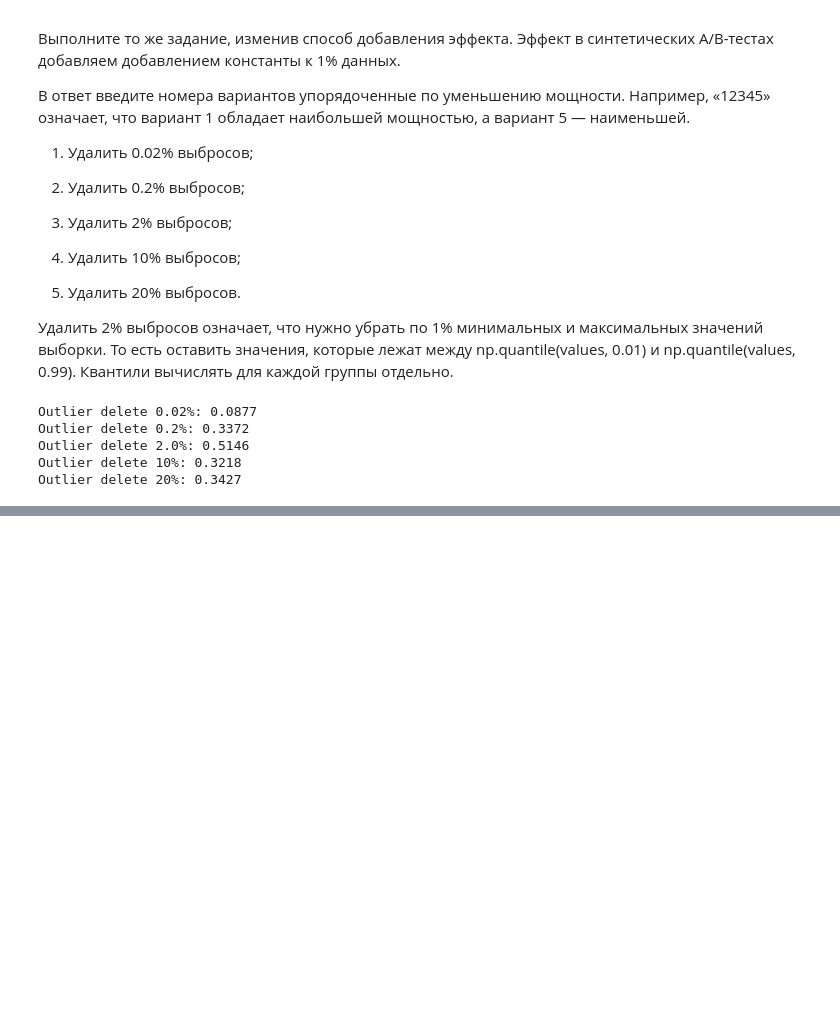
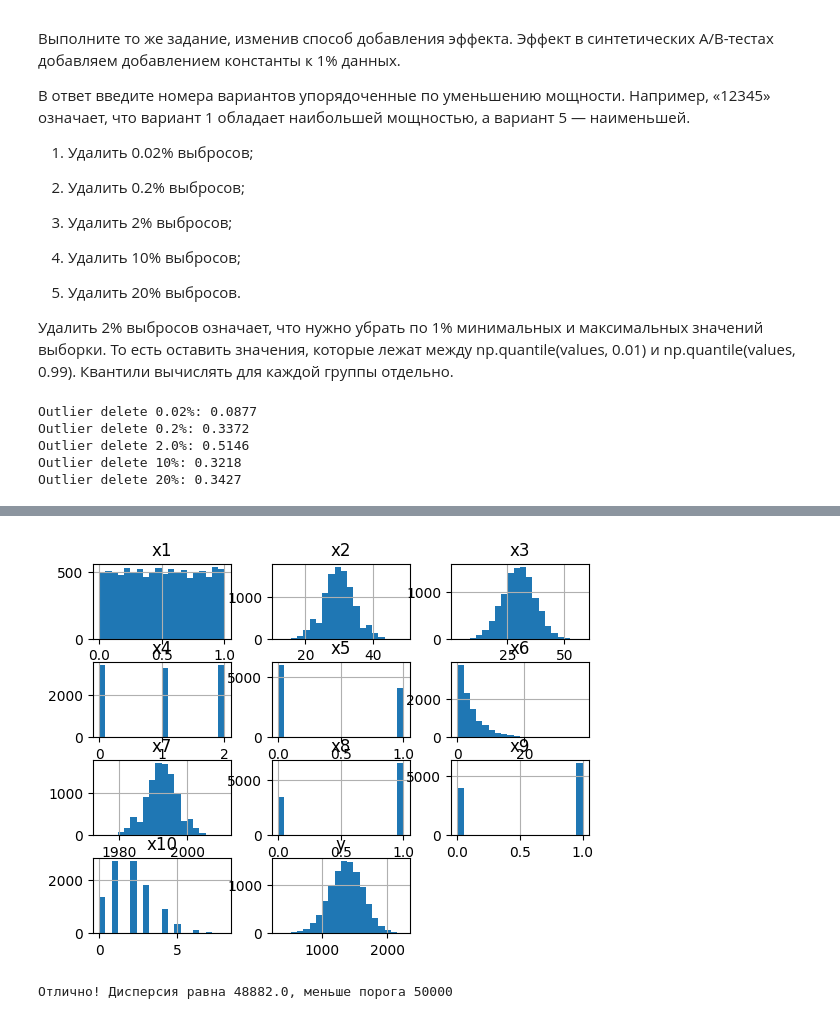
Before and after one commit to Vlad15lav/ab-testing-platform, a Jupyter notebook: notebooks/analysis_part2.ipynb, the cells around one changed output, grey strips where cells are left out. Drawn from its saved outputs; the diff is of its cells as text; code cells hidden in the pictures; blank space fills up the shorter version.

```diff
--- a/notebooks/analysis_part2.ipynb
+++ b/notebooks/analysis_part2.ipynb
@@ -155,0 +171,3 @@ Outlier delete 20%: 0.3427
+# %%
+df_strats = pd.read_csv('../data/stratification_task_data_public.csv')
+df_strats.head()
@@ -155,0 +181,44 @@ Outlier delete 20%: 0.3427
+# %%
+df_strats.hist(bins=20);
+# %% [output]
+[figure, added]
+# %%
+def get_strats(df: pd.DataFrame):
+    """Возвращает страты объектов.
+
+    :return (list | np.array | pd.Series): список страт объектов размера len(df).
+    """
+    temp = []
+    for i in range(len(df)):
+        row = df.iloc[i]
+        temp.append(
+            str(int(26 <= row['x2'] <= 34)) +
+            str(int(row['x5'] == row['x9'])) +
+            str(int(row['x10'] > 1))
+        )
+
+    return temp
+
+
+def calculate_strat_var(df):
+    """Вычисляет стратифицированную дисперсию популяции."""
+    strat_vars = df.groupby('strat')['y'].var()
+    weights = df['strat'].value_counts(normalize=True)
+    stratified_var = (strat_vars * weights).sum()
+    return stratified_var
+
+
+if __name__ == "__main__":
+    bound = 50000
+    df = pd.read_csv('../data/stratification_task_data_public.csv')
+    strats = get_strats(df.drop('y', axis=1))
+    assert len(strats) == len(df), "Неверный размер списка страт"
+    min_part = pd.Series(strats).value_counts(normalize=True).min()
+    assert min_part >= 0.05, "Минимальная доля одной из страт меньше 5%"
+    df['strat'] = strats
+    strat_var = calculate_strat_var(df)
+    err_msg = f"Дисперсия равна {strat_var:0.1f}, её нужно снизить до {bound}"
+    assert strat_var <= bound, err_msg
+    print(f'Отлично! Дисперсия равна {strat_var:0.1f}, меньше порога {bound}')
+# %% [output]
+Отлично! Дисперсия равна 48882.0, меньше порога 50000
```
Also changed, not shown: parts of 4 cells of this notebook.
